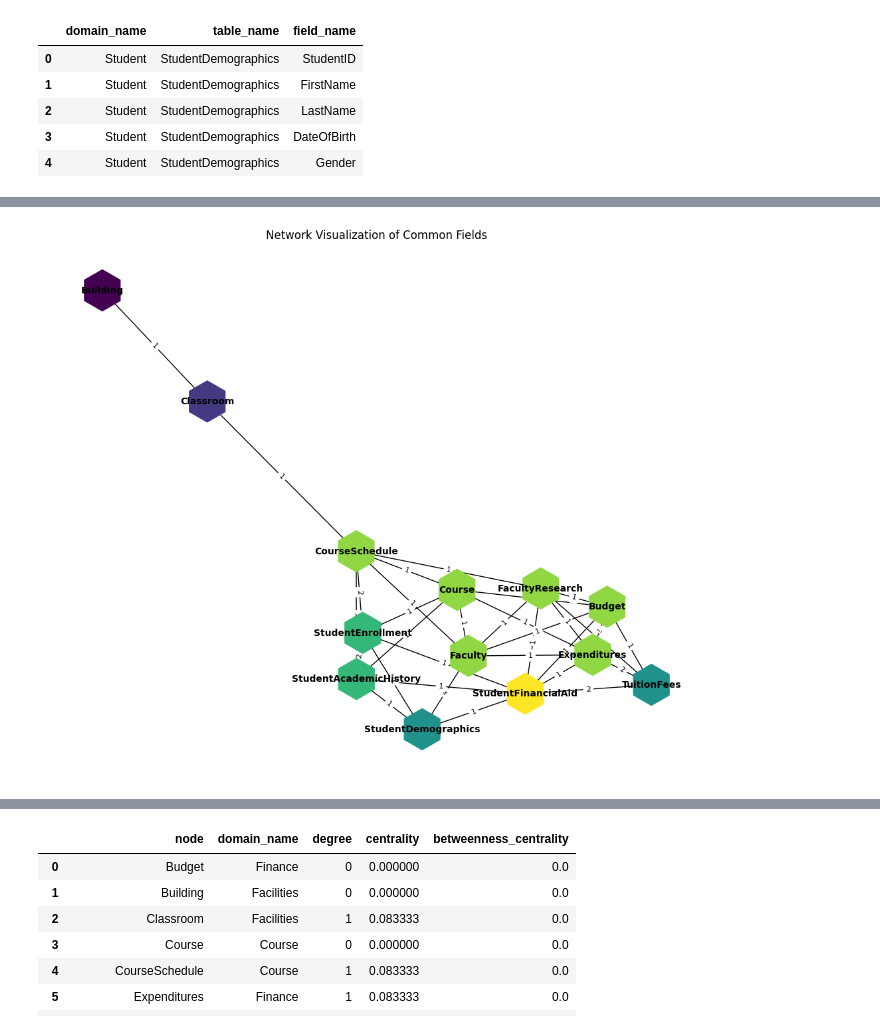
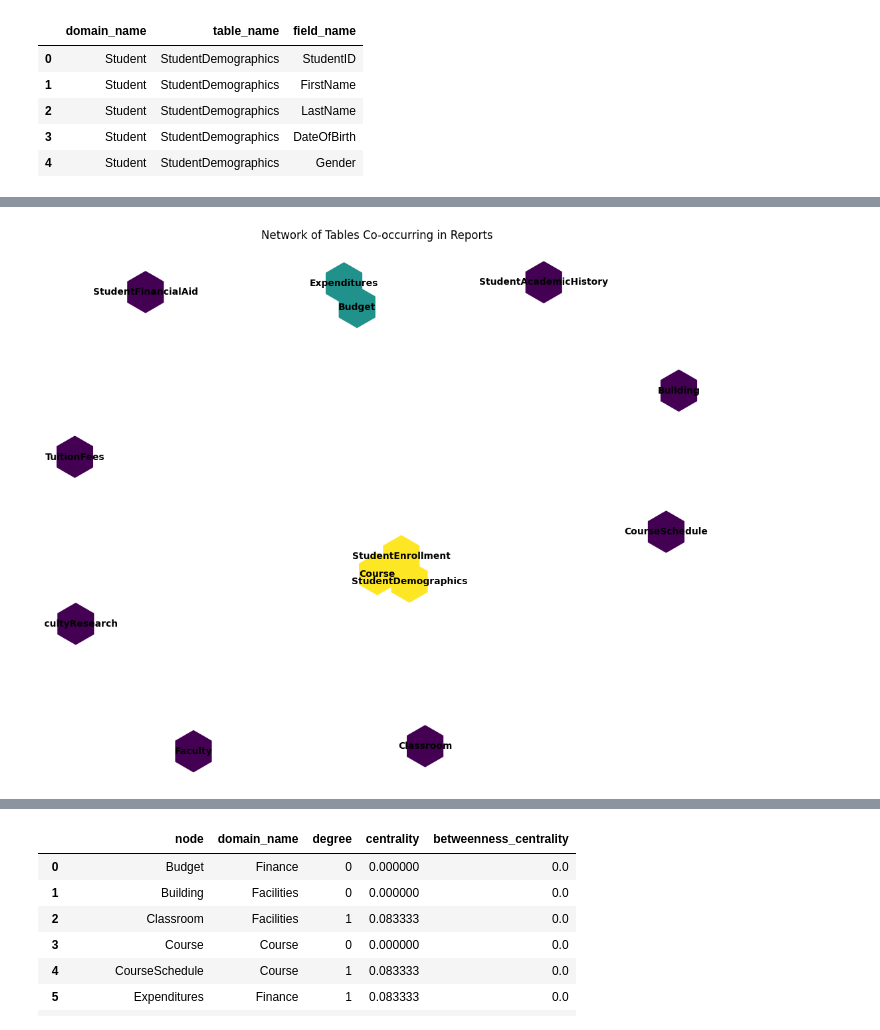
Before and after one commit to moria-ai-labs/data_readiness, a Jupyter notebook: notebooks/20250601-moria-schema-kpi-analysis-dev-notebook.v.0.1-c003a.ipynb, the cells around one changed output, grey strips where cells are left out. Drawn from its saved outputs; the diff is of its cells as text; code cells hidden in the pictures.

Commit message:
fix: better side by side plots
Fixed the graph representation of reports to anchor on tables

```diff
--- a/notebooks/20250601-moria-schema-kpi-analysis-dev-notebook.v.0.1-c003a.ipynb
+++ b/notebooks/20250601-moria-schema-kpi-analysis-dev-notebook.v.0.1-c003a.ipynb
@@ -62,7 +62,7 @@ G_schema_v = graph_visualizer.visualize_network_schema(df_schema)
 # %%
-G_reports_v = graph_visualizer.visualize_network_schema(df_reports)
+G_reports_v = graph_visualizer.visualize_network_reports(df_reports)
 # %% [output]
-[figure, old version]
+[figure, new version]
 # %%
 G_kpis_v = graph_visualizer.visualize_network_kpis(df_kpis)
 # %% [output]
```
Also changed, not shown: parts of 9 cells of this notebook, 1 other file.
